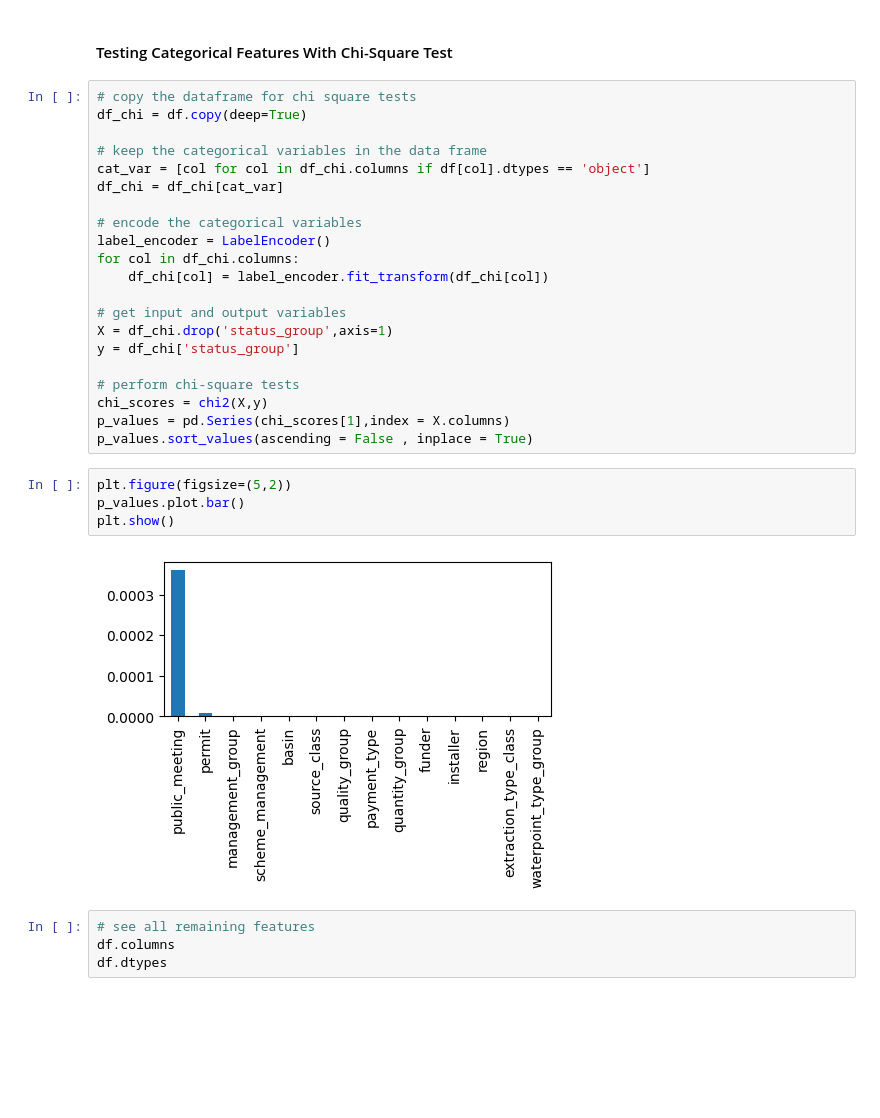
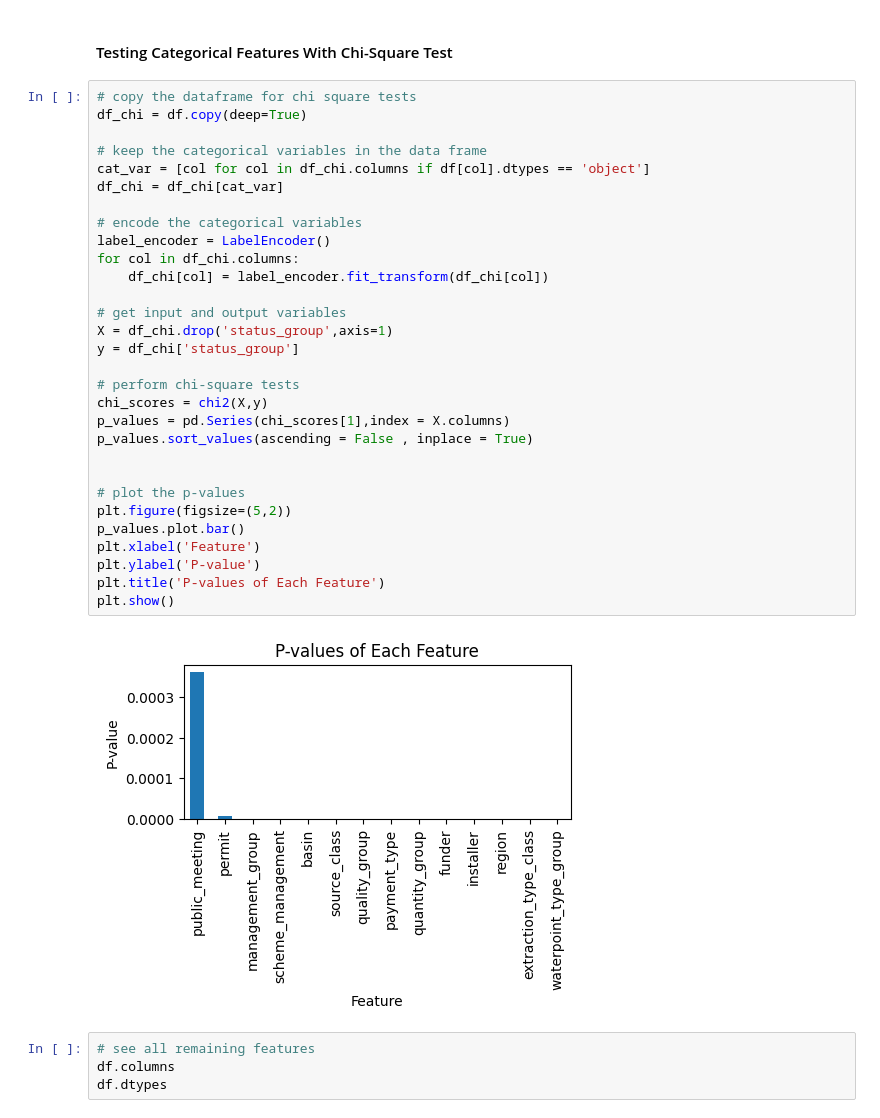
Before and after one commit to anair123/Detecting-Faulty-Water-Pumps-With-Machine-Learning, a Jupyter notebook: Data Modeling.ipynb, the cells around one changed output. Cells and saved outputs as stored; diff of their text form; blank space fills up the shorter version.

```diff
--- a/Data Modeling.ipynb
+++ b/Data Modeling.ipynb
@@ -167,30 +170,35 @@ df = df.drop(anova_drop, axis=1)
 # %%
 # copy the dataframe for chi square tests
 df_chi = df.copy(deep=True)
 
 # keep the categorical variables in the data frame
 cat_var = [col for col in df_chi.columns if df[col].dtypes == 'object']
 df_chi = df_chi[cat_var]
 
 # encode the categorical variables
 label_encoder = LabelEncoder()
 for col in df_chi.columns:
     df_chi[col] = label_encoder.fit_transform(df_chi[col])
 
 # get input and output variables
 X = df_chi.drop('status_group',axis=1)
 y = df_chi['status_group']
 
 # perform chi-square tests
 chi_scores = chi2(X,y)
 p_values = pd.Series(chi_scores[1],index = X.columns)
 p_values.sort_values(ascending = False , inplace = True)
+
+
+# plot the p-values
+plt.figure(figsize=(5,2))
+p_values.plot.bar()
+plt.xlabel('Feature')
+plt.ylabel('P-value')
+plt.title('P-values of Each Feature')
+plt.show()
+# %% [output]
+[figure, added]
-# %%
-plt.figure(figsize=(5,2))
-p_values.plot.bar()
-plt.show()
-# %% [output]
-[figure, removed]
 # %%
 # see all remaining features
 df.columns
```
Also changed, not shown: parts of 2 cells of this notebook.
